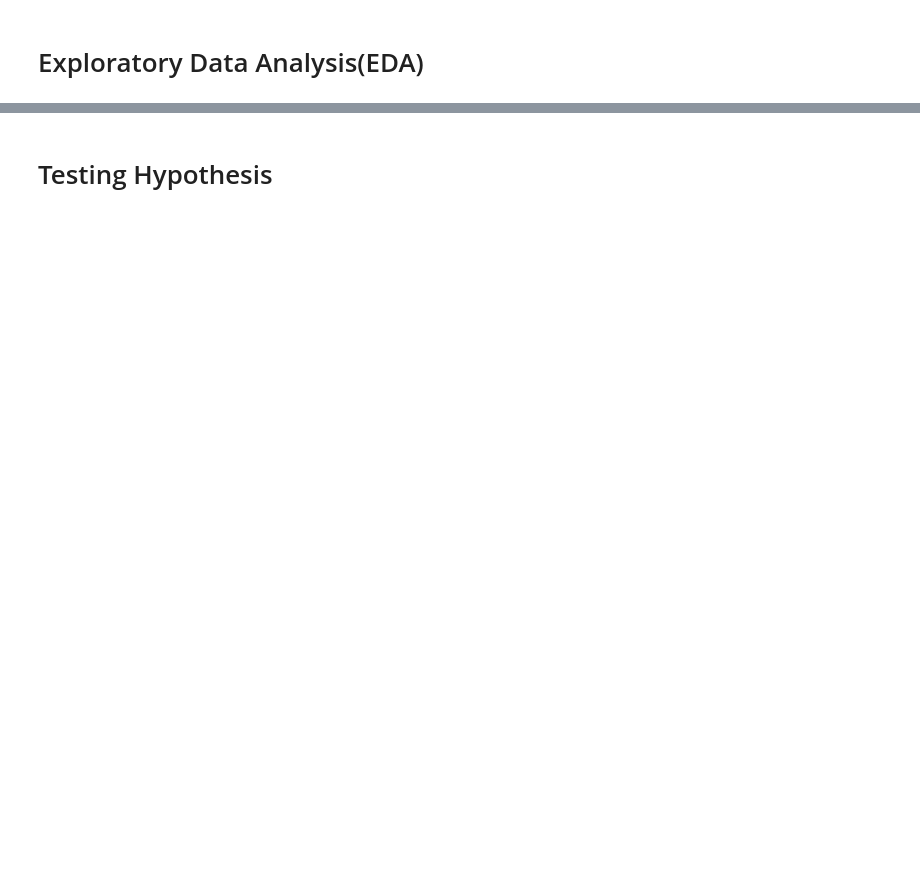
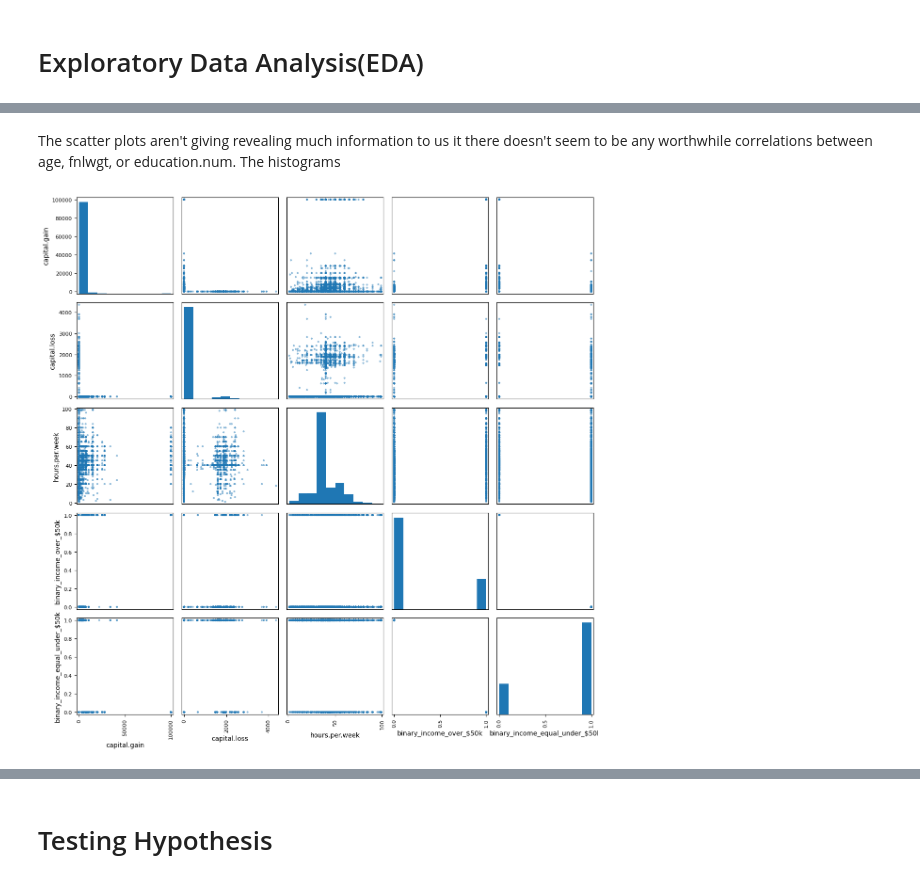
Before and after one commit to brandoncabrera707/CISD_41_Capstone_Project, a Jupyter notebook: capstone_project.ipynb, the cells around one changed output, grey strips where cells are left out. Cells and saved outputs as stored; diff of their text form; code cells hidden in the pictures; blank space fills up the shorter version.

```diff
--- a/capstone_project.ipynb
+++ b/capstone_project.ipynb
@@ -227,0 +242,8 @@ Name: binary_income_over_under, dtype: float64
+# %% [markdown]
+The scatter plots aren't giving revealing much information to us it there doesn't seem to be any worthwhile correlations between age, fnlwgt, or education.num. The histograms
+# %%
+scatter_matrix(adult_census_data.iloc[:,8:], figsize = (12,12))
+plt.tight_layout()
+plt.show()
+# %% [output]
+[figure, added]
```
Also changed, not shown: parts of 23 cells of this notebook.
